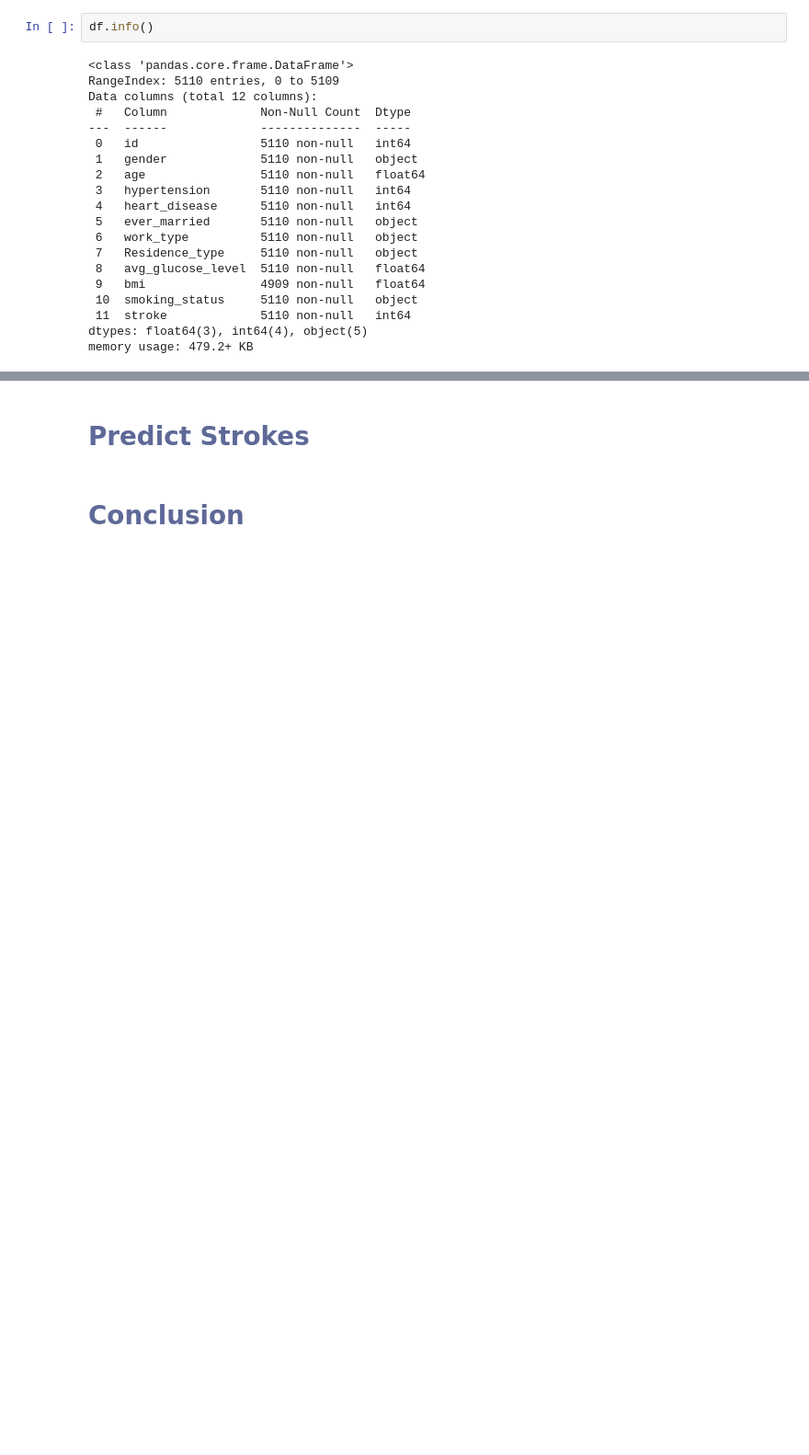
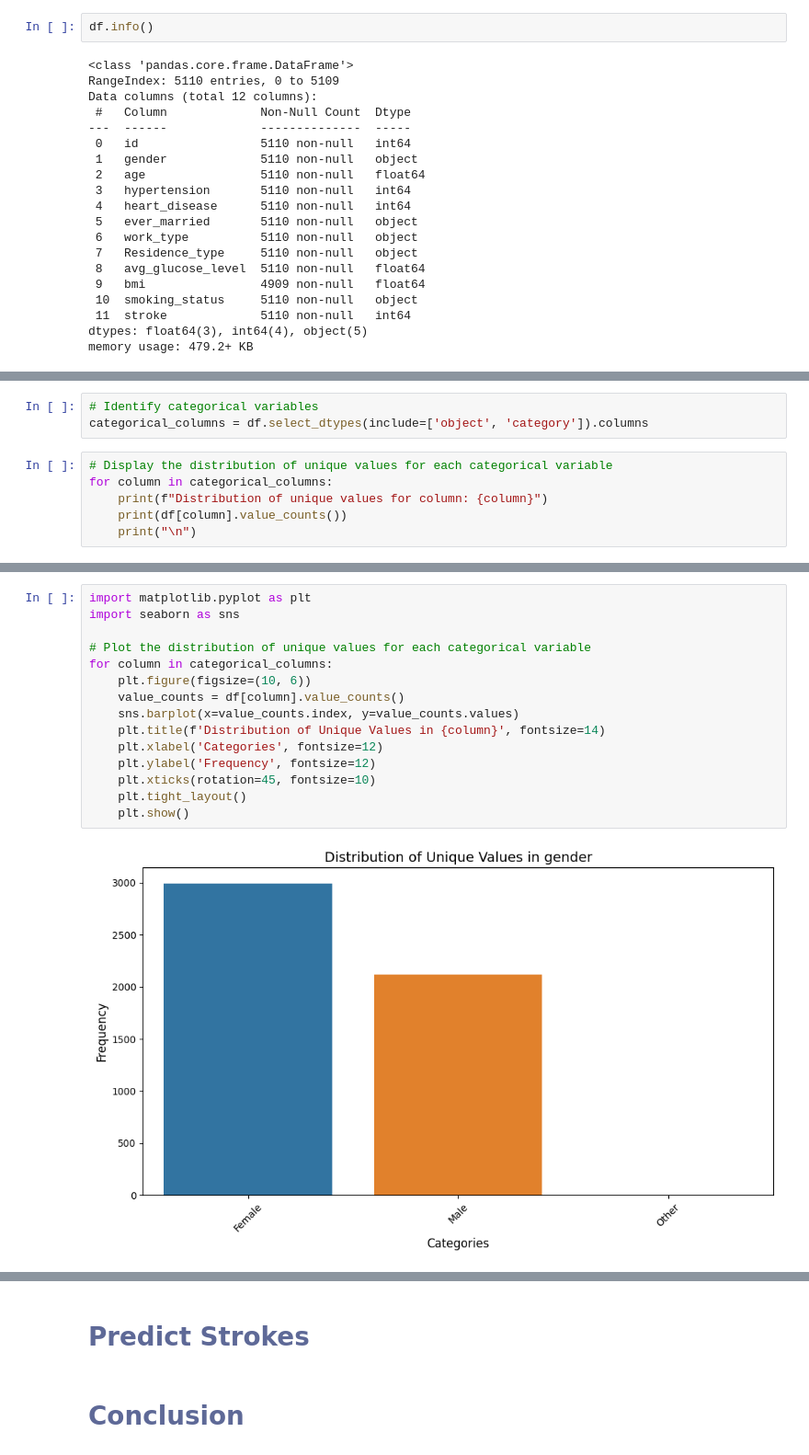
Before and after one commit to johnpospisil/stroke-prediction, a Jupyter notebook: stroke-prediction.ipynb, the cells around one changed output, grey strips where cells are left out. Shown: that part at 92% size. Drawn from its saved outputs; the diff is of its cells as text; blank space fills up the shorter version.

Commit message:
Add analysis of categorical variables.

```diff
--- a/stroke-prediction.ipynb
+++ b/stroke-prediction.ipynb
@@ -72,0 +75,9 @@ memory usage: 479.2+ KB
+# %%
+# Identify categorical variables
+categorical_columns = df.select_dtypes(include=['object', 'category']).columns
+# %%
+# Display the distribution of unique values for each categorical variable
+for column in categorical_columns:
+    print(f"Distribution of unique values for column: {column}")
+    print(df[column].value_counts())
+    print("\n")
@@ -72,0 +102,17 @@ memory usage: 479.2+ KB
+# %%
+import matplotlib.pyplot as plt
+import seaborn as sns
+
+# Plot the distribution of unique values for each categorical variable
+for column in categorical_columns:
+    plt.figure(figsize=(10, 6))
+    value_counts = df[column].value_counts()
+    sns.barplot(x=value_counts.index, y=value_counts.values)
+    plt.title(f'Distribution of Unique Values in {column}', fontsize=14)
+    plt.xlabel('Categories', fontsize=12)
+    plt.ylabel('Frequency', fontsize=12)
+    plt.xticks(rotation=45, fontsize=10)
+    plt.tight_layout()
+    plt.show()
+# %% [output]
+[figure, added]
```
Also changed, not shown: parts of 4 cells of this notebook.
